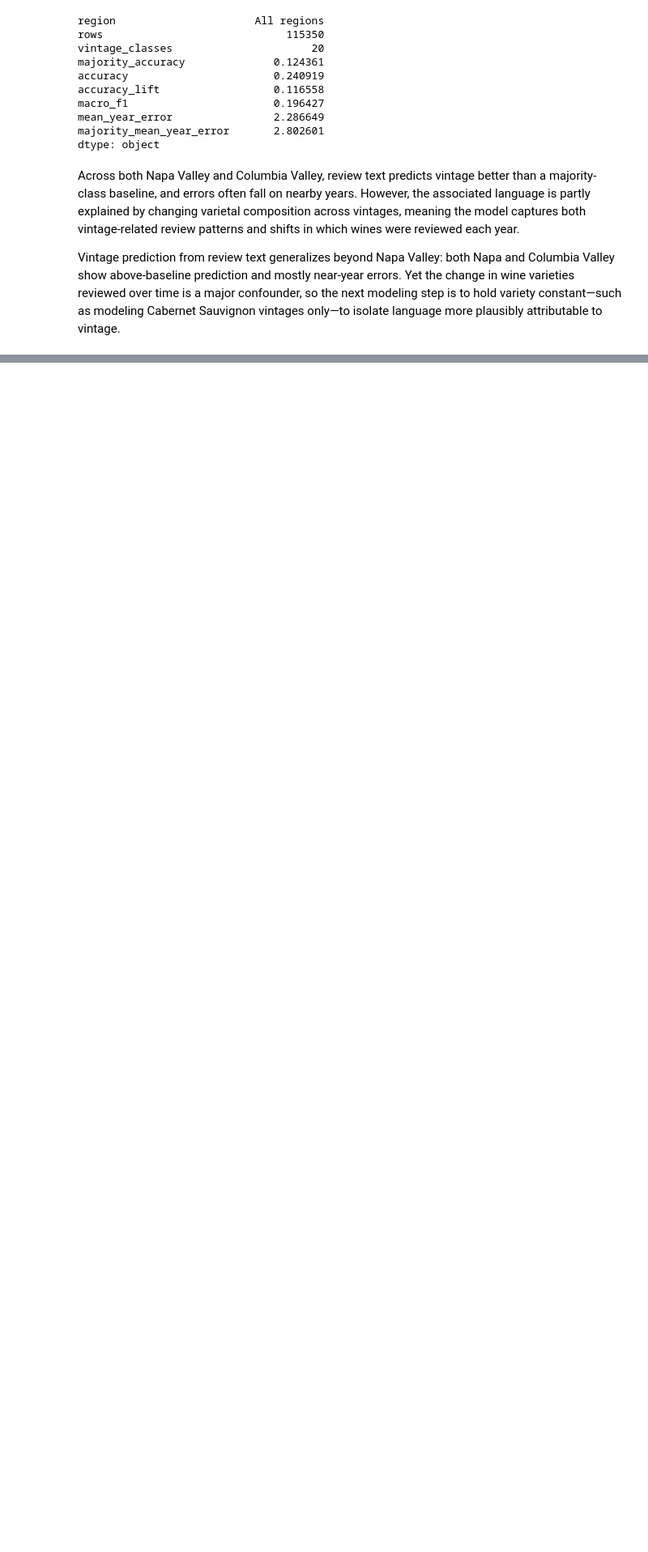
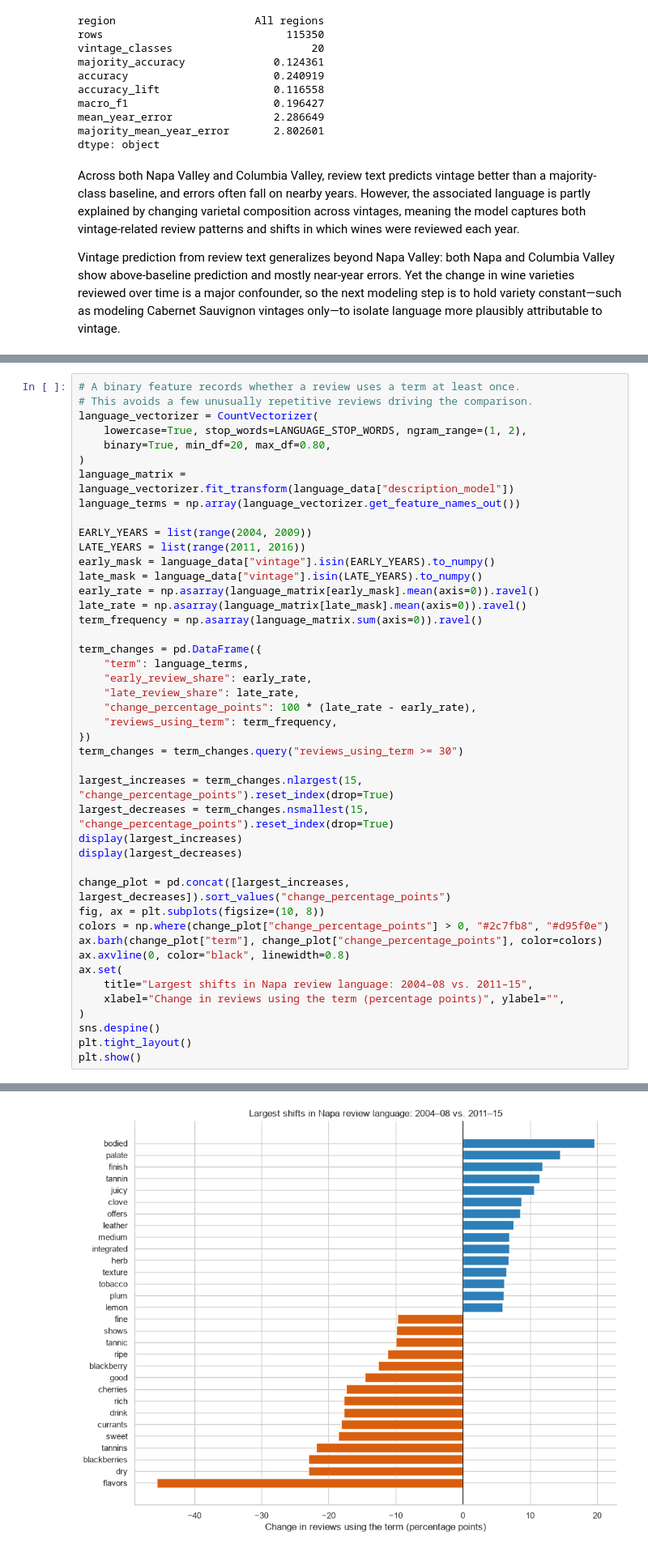
Before and after one commit to dylanhernandez1/DATA4401_Project3, a Jupyter notebook: Vintage_Text_Analysis.ipynb, the cells around one changed output, grey strips where cells are left out. Shown at 81% size. Drawn from its saved outputs; the diff is of its cells as text; blank space fills up the shorter version.

```diff
--- a/Vintage_Text_Analysis.ipynb
+++ b/Vintage_Text_Analysis.ipynb
@@ -1066,0 +1458,45 @@ Vintage prediction from review text generalizes beyond Napa Valley: both Napa an
+# %%
+# A binary feature records whether a review uses a term at least once.
+# This avoids a few unusually repetitive reviews driving the comparison.
+language_vectorizer = CountVectorizer(
+    lowercase=True, stop_words=LANGUAGE_STOP_WORDS, ngram_range=(1, 2),
+    binary=True, min_df=20, max_df=0.80,
+)
+language_matrix = language_vectorizer.fit_transform(language_data["description_model"])
+language_terms = np.array(language_vectorizer.get_feature_names_out())
+
+EARLY_YEARS = list(range(2004, 2009))
+LATE_YEARS = list(range(2011, 2016))
+early_mask = language_data["vintage"].isin(EARLY_YEARS).to_numpy()
+late_mask = language_data["vintage"].isin(LATE_YEARS).to_numpy()
+early_rate = np.asarray(language_matrix[early_mask].mean(axis=0)).ravel()
+late_rate = np.asarray(language_matrix[late_mask].mean(axis=0)).ravel()
+term_frequency = np.asarray(language_matrix.sum(axis=0)).ravel()
+
+term_changes = pd.DataFrame({
+    "term": language_terms,
+    "early_review_share": early_rate,
+    "late_review_share": late_rate,
+    "change_percentage_points": 100 * (late_rate - early_rate),
+    "reviews_using_term": term_frequency,
+})
+term_changes = term_changes.query("reviews_using_term >= 30")
+
+largest_increases = term_changes.nlargest(15, "change_percentage_points").reset_index(drop=True)
+largest_decreases = term_changes.nsmallest(15, "change_percentage_points").reset_index(drop=True)
+display(largest_increases)
+display(largest_decreases)
+
+change_plot = pd.concat([largest_increases, largest_decreases]).sort_values("change_percentage_points")
+fig, ax = plt.subplots(figsize=(10, 8))
+colors = np.where(change_plot["change_percentage_points"] > 0, "#2c7fb8", "#d95f0e")
+ax.barh(change_plot["term"], change_plot["change_percentage_points"], color=colors)
+ax.axvline(0, color="black", linewidth=0.8)
+ax.set(
+    title="Largest shifts in Napa review language: 2004–08 vs. 2011–15",
+    xlabel="Change in reviews using the term (percentage points)", ylabel="",
+)
+sns.despine()
+plt.tight_layout()
+plt.show()
+# %% [output]
@@ -1066,0 +1535 @@ Vintage prediction from review text generalizes beyond Napa Valley: both Napa an
+[figure, added]
```
Also changed, not shown: parts of 26 cells of this notebook.
